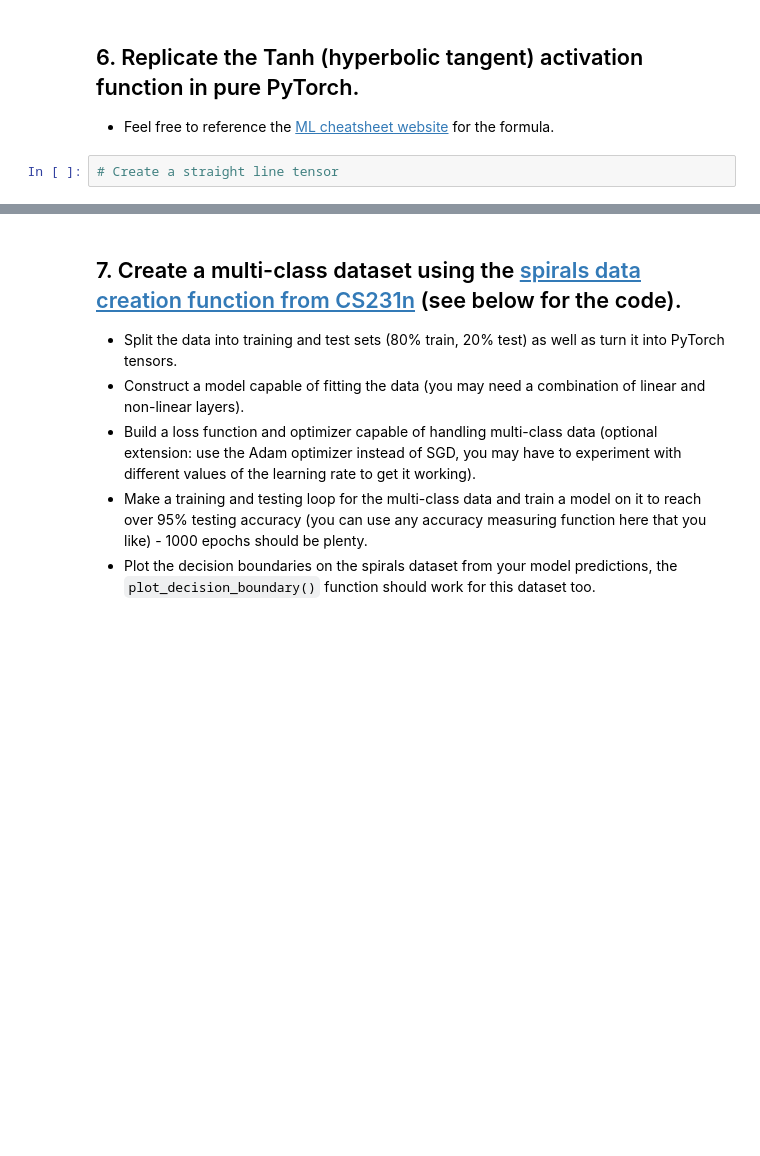
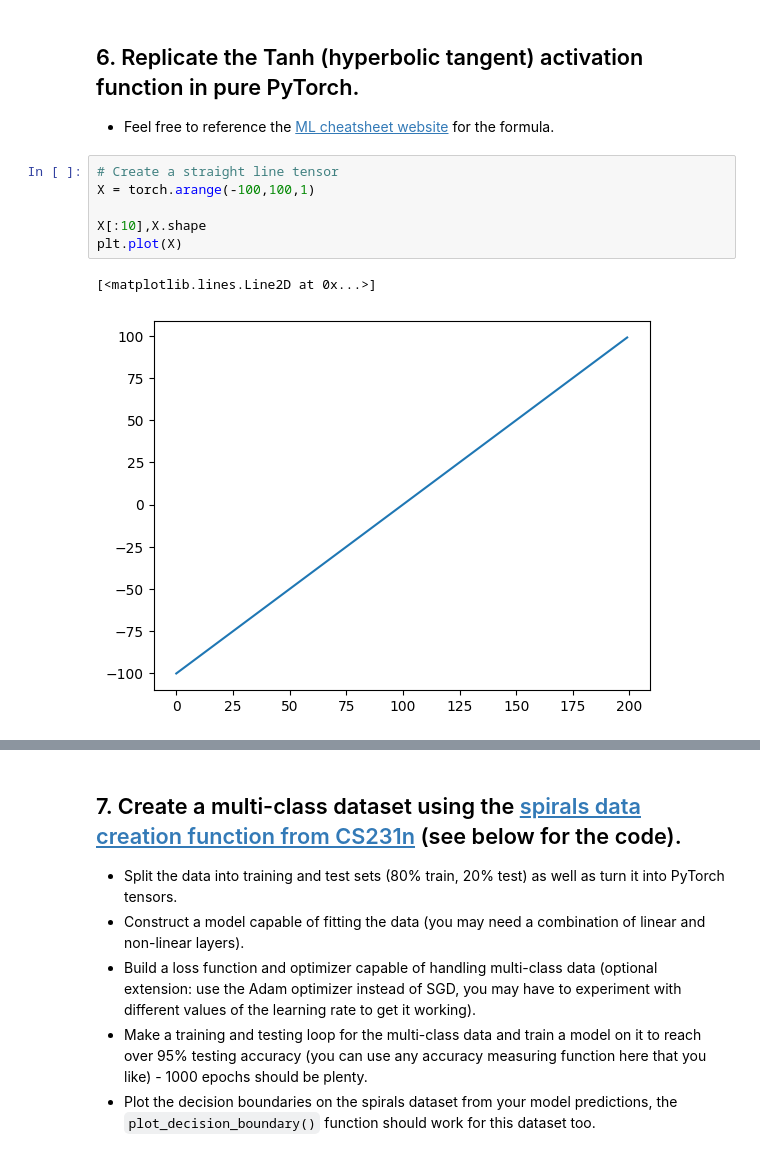
Before and after one commit to Revanth-reddy080/PyTorch-DeepLearning, a Jupyter notebook: exercises/02_pytorch_classification_exercises.ipynb, the cells around one changed output, grey strips where cells are left out. Drawn from its saved outputs; the diff is of its cells as text; blank space fills up the shorter version.

```diff
--- a/exercises/02_pytorch_classification_exercises.ipynb
+++ b/exercises/02_pytorch_classification_exercises.ipynb
@@ -196,5 +313,12 @@ def plot_decision_boundary(model, X, y):
   * Feel free to reference the [ML cheatsheet website](https://ml-cheatsheet.readthedocs.io/en/latest/activation_functions.html#tanh) for the formula.
 # %%
 # Create a straight line tensor
+X = torch.arange(-100,100,1)
+
+X[:10],X.shape
+plt.plot(X)
+# %% [output]
+[<matplotlib.lines.Line2D at 0x...>]
+[figure, added]
 # %%
 # Test torch.tanh() on the tensor and plot it
```
Also changed, not shown: parts of 16 cells of this notebook.
